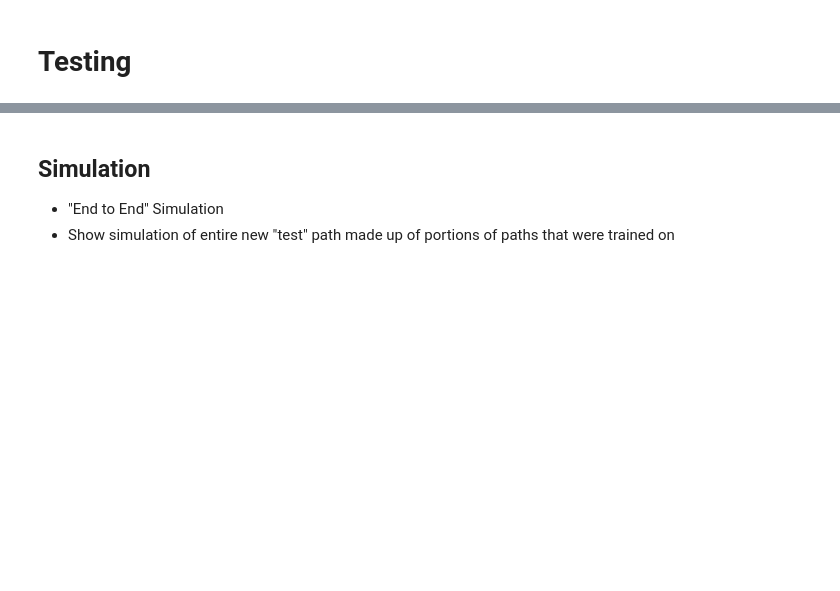
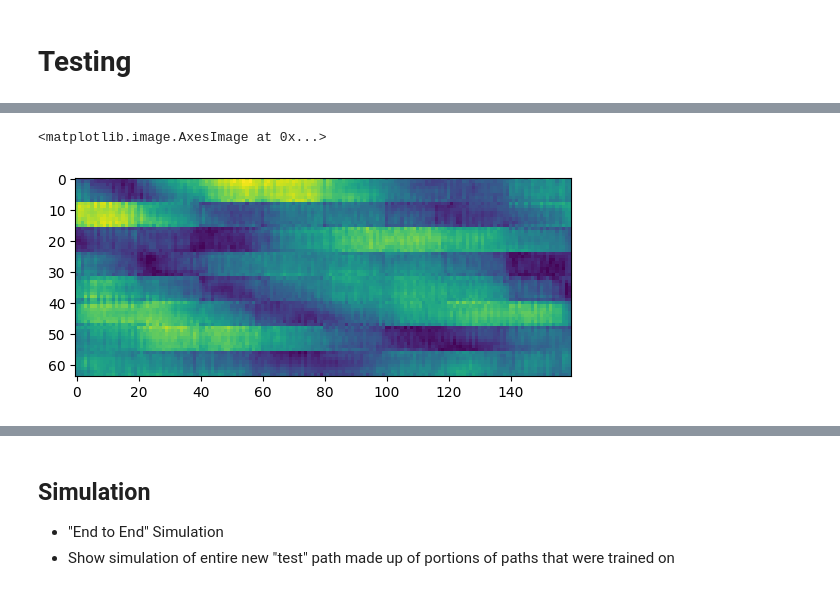
Before and after one commit to dziper/NonstaticCSI, a Jupyter notebook: project/plan.ipynb, the cells around one changed output, grey strips where cells are left out. Cells and saved outputs as stored; diff of their text form; code cells hidden in the pictures; blank space fills up the shorter version.

```diff
--- a/project/plan.ipynb
+++ b/project/plan.ipynb
@@ -120,0 +127,5 @@ NameError: name 'pca' is not defined
+# %%
+plt.imshow(np.abs(ul_pred_csi[1]))
+# %% [output]
+<matplotlib.image.AxesImage at 0x...>
+[figure, added]
```
Also changed, not shown: parts of 5 cells of this notebook, 1 other file.
